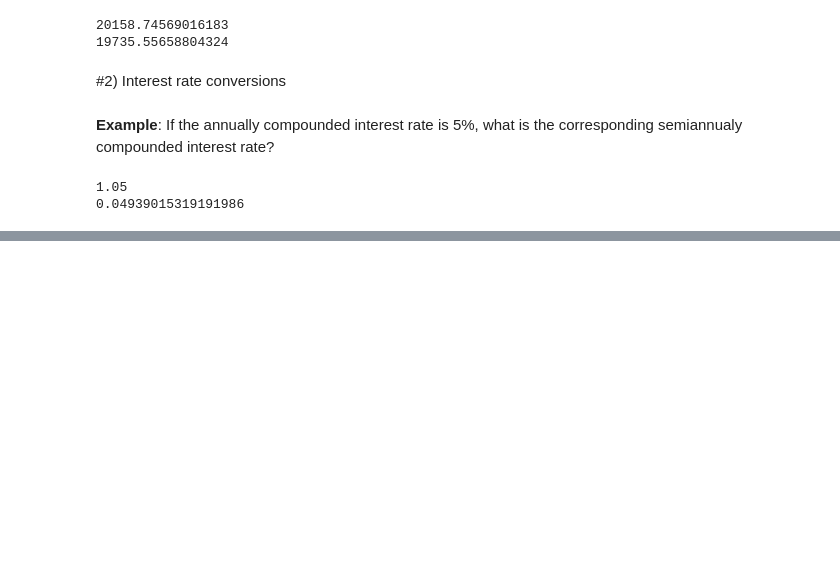
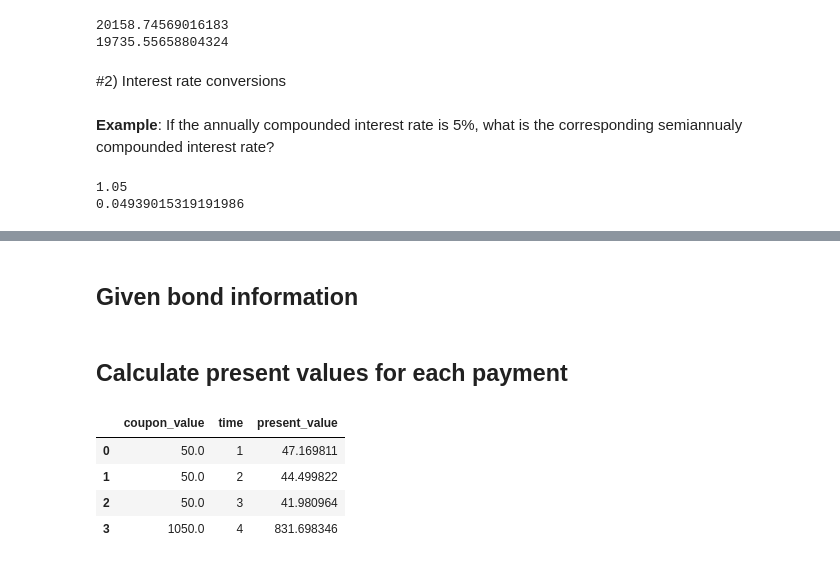
Before and after one commit to horasan/ml, a Jupyter notebook: R_LER_TREASURY_FIXED_INCOME_1.ipynb, the cells around one changed output, grey strips where cells are left out. Drawn from its saved outputs; the diff is of its cells as text; code cells hidden in the pictures; blank space fills up the shorter version.

```diff
--- a/R_LER_TREASURY_FIXED_INCOME_1.ipynb
+++ b/R_LER_TREASURY_FIXED_INCOME_1.ipynb
@@ -94,0 +138,42 @@ print(get_equivalent_rate(P_t_1, 1, 2, 1))
+# %% [markdown]
+## Given bond information
+# %%
+coupon_rate = 5/100
+t = 4
+r = 6/100
+face_value = 1000
+m = 1 # annually payment
+
+c1 = face_value * coupon_rate # 1 year later
+t1 =1
+
+c2 = face_value * coupon_rate # 2 years later
+t2 =2
+
+c3 = face_value * coupon_rate # 3 years later
+t3 =3
+
+c4 = (face_value * coupon_rate) + face_value # 4 years later
+t4 =4
+# %% [markdown]
+## Calculate present values for each payment
+# %%
+# initialize bond information.
+bond_info = {
+    'coupon_value': [c1, c2, c3, c4],
+    'time': [t1, t2, t3, t4]
+    }
+
+# Create DataFrame
+bond_data = pd.DataFrame(bond_info)
+
+# add 'present value' data to dataframe
+bond_data["present_value"] = bond_data.apply(lambda row: calculate_present_value(row["coupon_value"], r, m, row["time"]), axis=1)
+
+bond_data
+# %% [output]
+|  | coupon_value | time | present_value |
+| 0 | 50.0 | 1 | 47.169811 |
+| 1 | 50.0 | 2 | 44.499822 |
+| 2 | 50.0 | 3 | 41.980964 |
+| 3 | 1050.0 | 4 | 831.698346 |
```
Also changed, not shown: parts of 32 cells of this notebook.
